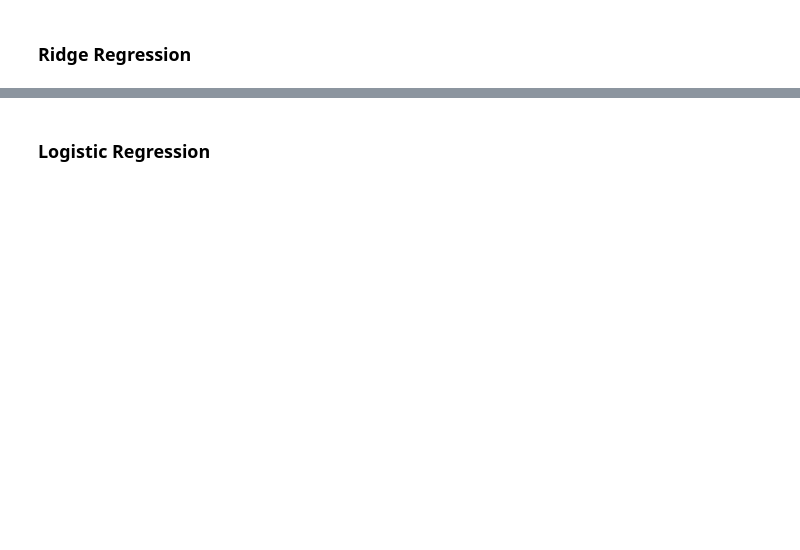
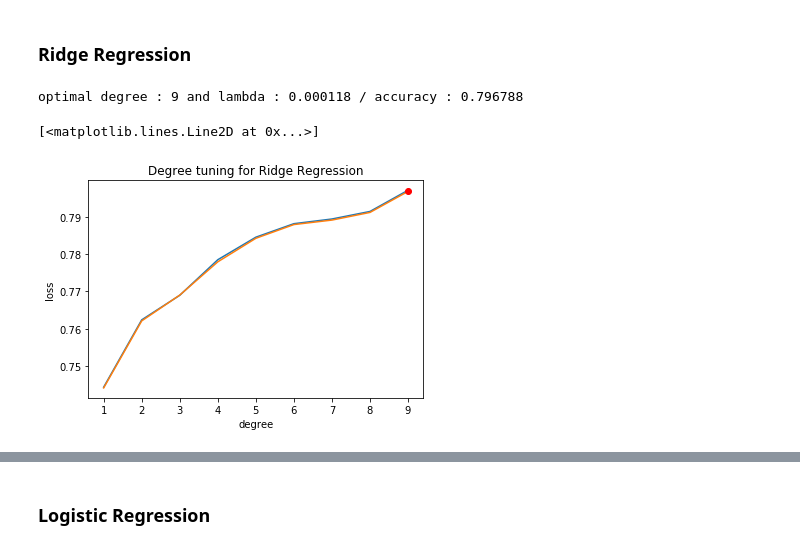
Before and after one commit to MaximeFth/Machine_learning_2020, a Jupyter notebook: Project1_YT/scripts/project1.ipynb, the cells around one changed output, grey strips where cells are left out. Saved outputs shown, nothing was run; the diff lists cells and outputs as text; code cells hidden in the pictures; blank space fills up the shorter version.

```diff
--- a/Project1_YT/scripts/project1.ipynb
+++ b/Project1_YT/scripts/project1.ipynb
@@ -155,0 +250,19 @@ acc_RR
+# %%
+# Hyperparameter and Degree Tuning for Ridge Regression using Cross-Validation
+
+degrees = list(range(1, 10))
+lambdas = np.logspace(-4, 0, 15)
+lambda_opt, degree_opt, acc_opt, ls_tr, ls_te, accs_tr, accs_te = hyperparameter_tuning(y, tX_train, ridge_regression, max_iters, k_fold, k_indices, lambdas, degrees)
+# %%
+print("optimal degree : {:d} and lambda : {:f} / accuracy : {:f}".format(degree_opt, lambda_opt, acc_opt))
+# %% [output]
+optimal degree : 9 and lambda : 0.000118 / accuracy : 0.796788
+# %%
+plt.title("Degree tuning for Ridge Regression")
+plt.xlabel("degree")
+plt.ylabel("loss")
+plt.plot(degrees, list(zip(accs_tr, accs_te)))
+plt.plot(degree_opt, acc_opt, 'ro')
+# %% [output]
+[<matplotlib.lines.Line2D at 0x...>]
+[figure, added]
```
Also changed, not shown: parts of 42 cells of this notebook, 1 other file.
